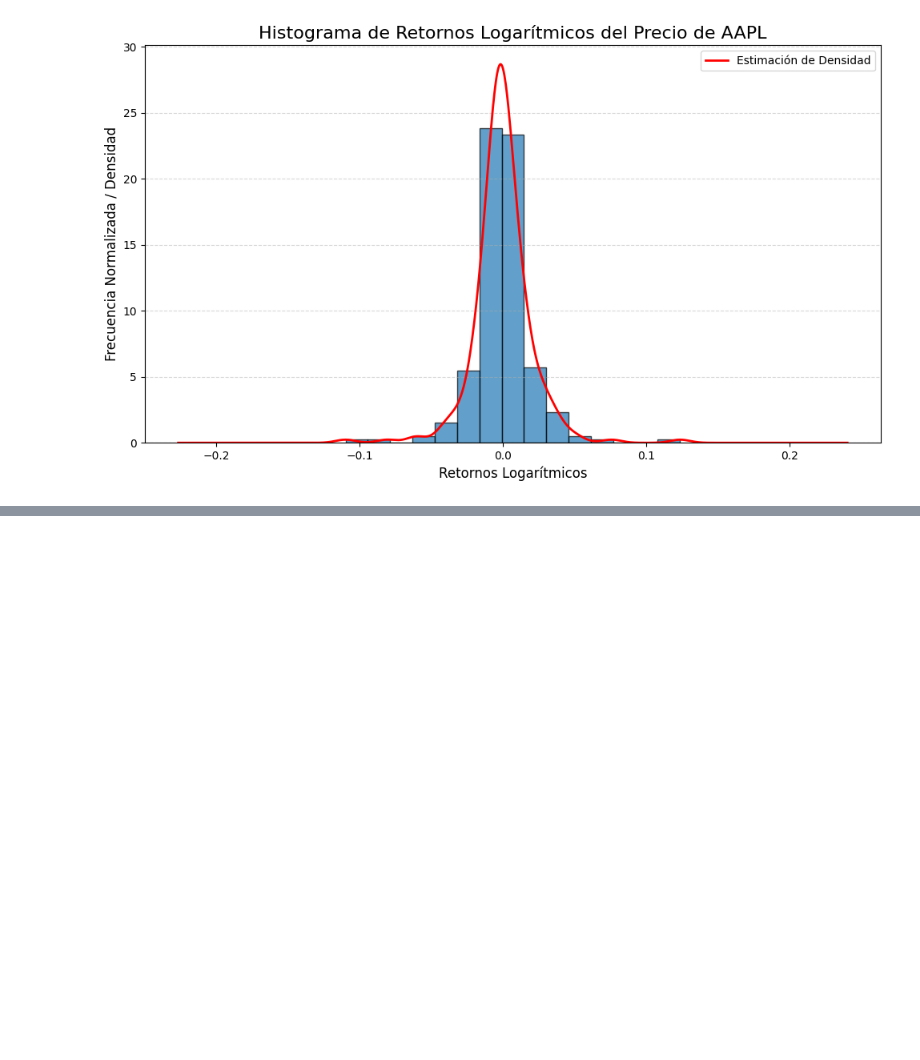
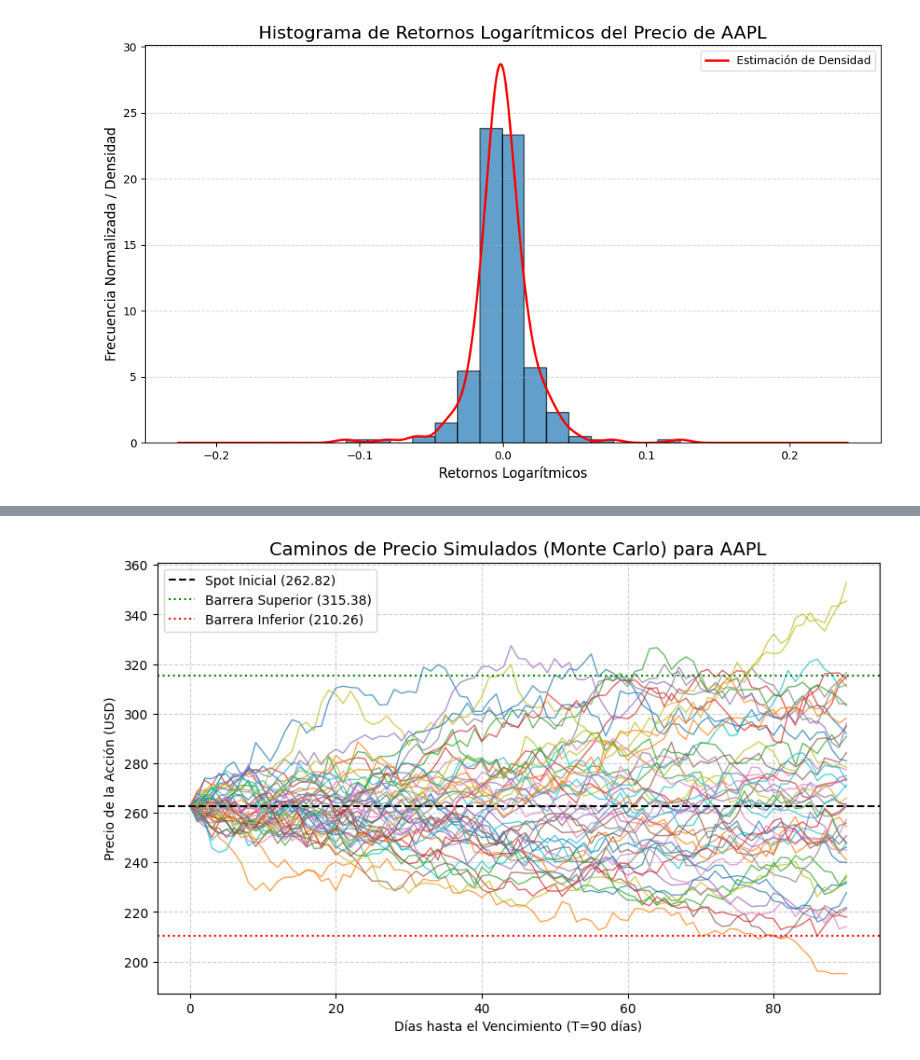
Before and after one commit to Rauloigs/Modelacion-Valuacion-Derivados, a Jupyter notebook: d_v_final.ipynb, the cells around one changed output, grey strips where cells are left out. Saved outputs shown, nothing was run; the diff lists cells and outputs as text; code cells hidden in the pictures; blank space fills up the shorter version.

```diff
--- a/d_v_final.ipynb
+++ b/d_v_final.ipynb
@@ -757,0 +1176,45 @@ plt.show()
+# %%
+def simulate_paths(S0, r, q, sigma, T, M, N):
+    np.random.seed(42)
+    dt = T / N
+    S_paths = np.zeros((M, N + 1))
+    S_paths[:, 0] = S0
+    drift = (r - q - 0.5 * sigma**2) * dt
+    vol_term = sigma * np.sqrt(dt)
+
+    for t in range(1, N + 1):
+        Z = np.random.standard_normal(M)
+        S_paths[:, t] = S_paths[:, t-1] * np.exp(drift + vol_term * Z)
+    return S_paths
+
+# Nota: Asumo que los parámetros r, q, sigma, M son accesibles para la ejecución.
+# En base a tu output: r=0.03850, q=0.00401, sigma=0.24353, M=50000.
+r = 0.03850; q = 0.00401; sigma = 0.24353; M = 50000
+
+# Generar la matriz de caminos
+S_paths = simulate_paths(S0, r, q, sigma, T, M, N)
+
+# --- GRÁFICO DE LOS CAMINOS ---
+plt.figure(figsize=(10, 6))
+
+# Definir el eje de tiempo (en días)
+time_steps = np.linspace(0, T * 365, N + 1)
+num_paths_to_plot = 50
+
+# Graficar un subconjunto de los caminos simulados
+for i in range(num_paths_to_plot):
+    plt.plot(time_steps, S_paths[i, :], lw=1, alpha=0.7)
+
+# Líneas de referencia (Spot inicial y Barreras)
+plt.axhline(S0, color='black', linestyle='--', label=f'Spot Inicial ({S0:.2f})')
+plt.axhline(B_KO_UP, color='green', linestyle=':', label=f'Barrera Superior ({B_KO_UP:.2f})')
+plt.axhline(B_KO_DOWN, color='red', linestyle=':', label=f'Barrera Inferior ({B_KO_DOWN:.2f})')
+
+plt.title(f'Caminos de Precio Simulados (Monte Carlo) para AAPL', fontsize=14)
+plt.xlabel('Días hasta el Vencimiento (T=90 días)')
+plt.ylabel('Precio de la Acción (USD)')
+plt.grid(True, linestyle='--', alpha=0.6)
+plt.legend()
+plt.show()
+# %% [output]
+[figure, added]
```
Also changed, not shown: parts of 8 cells of this notebook.
